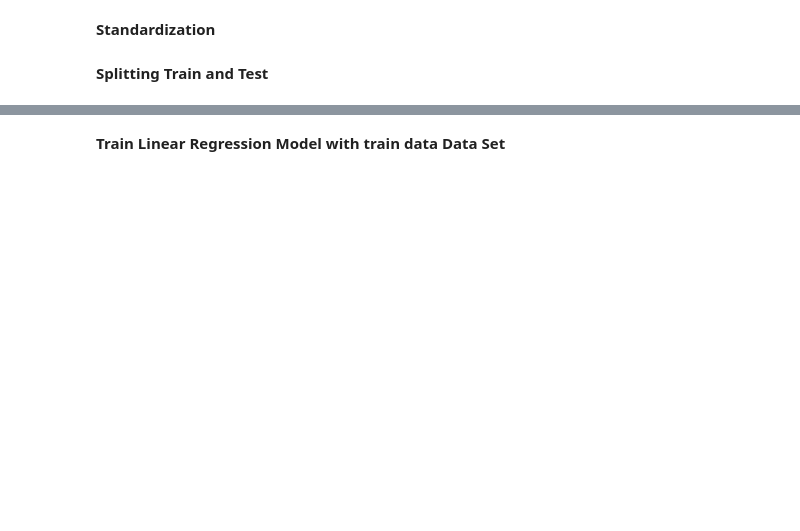
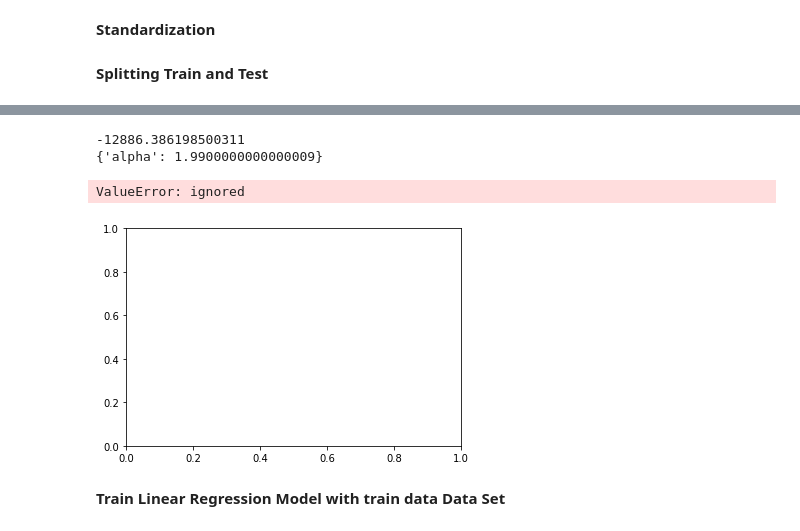
Before and after one commit to sarkar2527/DSAP, a Jupyter notebook: Hackathon_Wipro.ipynb, the cells around one changed output, grey strips where cells are left out. Cells and saved outputs as stored; diff of their text form; code cells hidden in the pictures; blank space fills up the shorter version.

```diff
--- a/Hackathon_Wipro.ipynb
+++ b/Hackathon_Wipro.ipynb
@@ -239,3 +243,11 @@ x_scale_test = StandardScaler().fit_transform(x_test_data)
 # %%
 from sklearn.model_selection import train_test_split
 x_train,x_test,y_train,y_test = train_test_split(x_scale_train,y,test_size=0.25, random_state=20)
+# %%
+from sklearn.model_selection import train_test_split
+x_train,x_test,y_train,y_test = train_test_split(x_train_data,y,test_size=0.25, random_state=20)
+# %%
+from sklearn.linear_model import Ridge
+RR = Ridge(alpha=0.99)  # alpha=1.0
+RR.fit(x_train,y_train)
+RR.coef_
@@ -242,3 +323,27 @@ x_train,x_test,y_train,y_test = train_test_split(x_scale_train,y,test_size=0.25,
+# %%
+from sklearn.model_selection import GridSearchCV
+import numpy as np
+list(np.arange(0.99,3,0.01))
+alpha_values = {'alpha': list(np.arange(0.99,2,0.01))}
+RR_cv = GridSearchCV(Ridge(),alpha_values,scoring="neg_mean_squared_error",cv =100)
+# %%
+RR_cv.fit(x_train,y_train)
+print(RR_cv.best_score_)
+print(RR_cv.best_params_)
+# %% [output]
+-12886.386198500311
+{'alpha': 1.9900000000000009}
+# %%
+import matplotlib.pylab as plt
+plt.plot(range(0,10),RR.coef_)
+plt.axhline(0, color = 'r', linestyle = 'solid')
+plt.xticks(range(len(x_train.columns)),x_train.columns)
+plt.ylabel("Ridge coeffcients")
+plt.xlabel("Variable names")
+plt.show()
+# %% [output]
+ValueError: ignored
+[figure, added]
 # %% [markdown]
 **Train Linear Regression Model with train data Data Set**
 # %%
```
Also changed, not shown: parts of 45 cells of this notebook.
